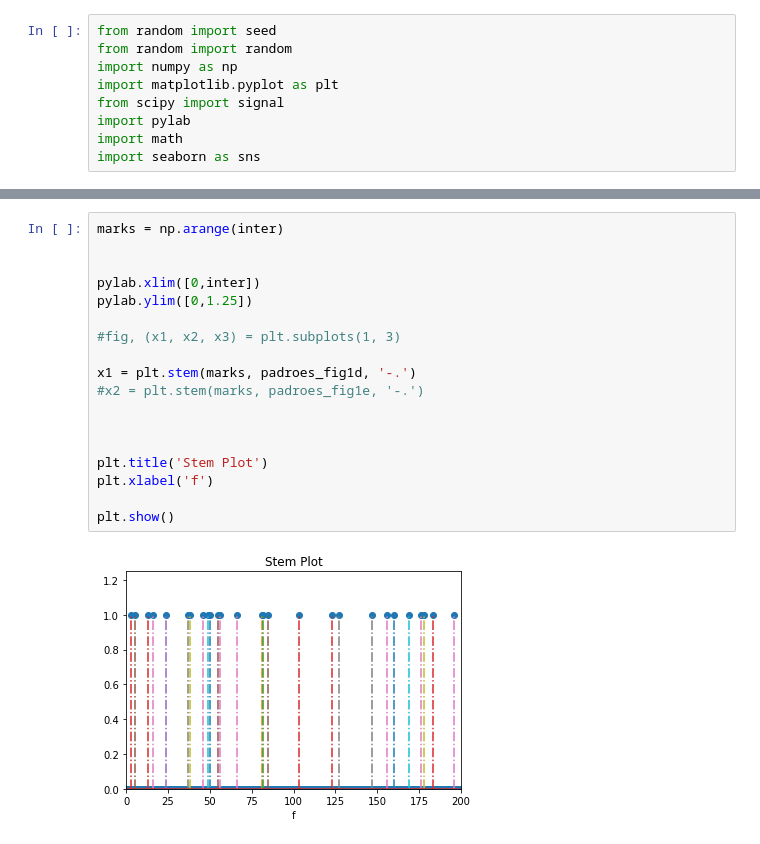
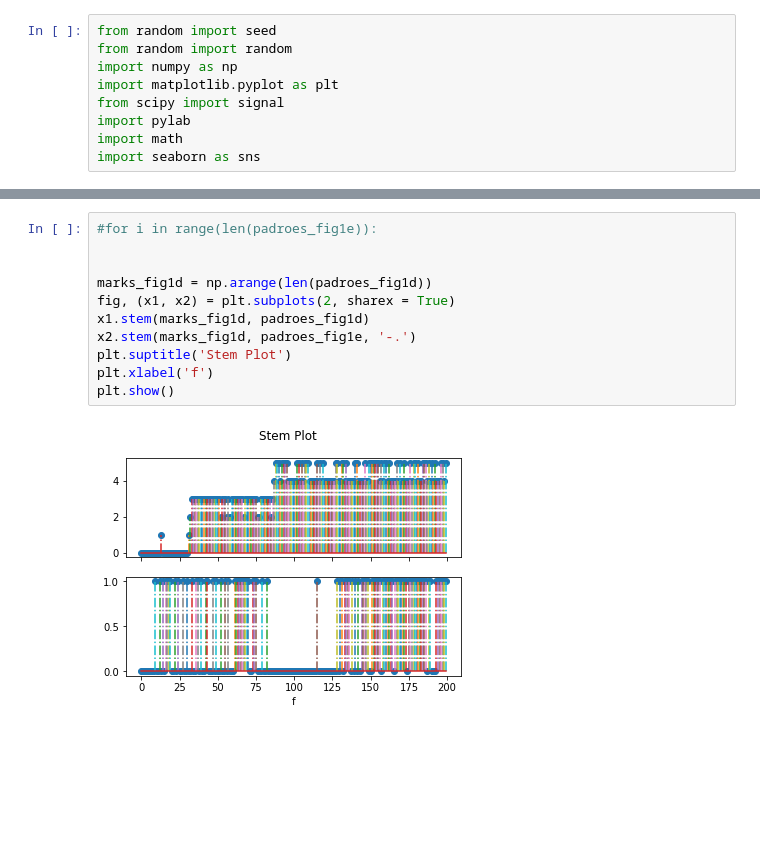
Before and after one commit to ricardotetti/pattern_recognition_and_analisys, a Jupyter notebook: proj_1/Projeto1b.ipynb, the cells around one changed output, grey strips where cells are left out. Saved outputs shown, nothing was run; the diff lists cells and outputs as text; blank space fills up the shorter version.

```diff
--- a/proj_1/Projeto1b.ipynb
+++ b/proj_1/Projeto1b.ipynb
@@ -48,22 +56,15 @@ padroes_fig1e = fig1e.deterministic(200)
 #print(padroes_fig1e)
 # %%
-marks = np.arange(inter)
+#for i in range(len(padroes_fig1e)):
 
 
-pylab.xlim([0,inter])
-pylab.ylim([0,1.25])
-
-#fig, (x1, x2, x3) = plt.subplots(1, 3)
-
-x1 = plt.stem(marks, padroes_fig1d, '-.')
-#x2 = plt.stem(marks, padroes_fig1e, '-.')
-
-
-
-plt.title('Stem Plot')
+marks_fig1d = np.arange(len(padroes_fig1d))
+fig, (x1, x2) = plt.subplots(2, sharex = True)
+x1.stem(marks_fig1d, padroes_fig1d)
+x2.stem(marks_fig1d, padroes_fig1e, '-.')
+plt.suptitle('Stem Plot')
 plt.xlabel('f')
-
 plt.show()
 # %% [output]
-[figure, old version]
+[figure, new version]
 # %%
```
Also changed, not shown: parts of 5 cells of this notebook.
